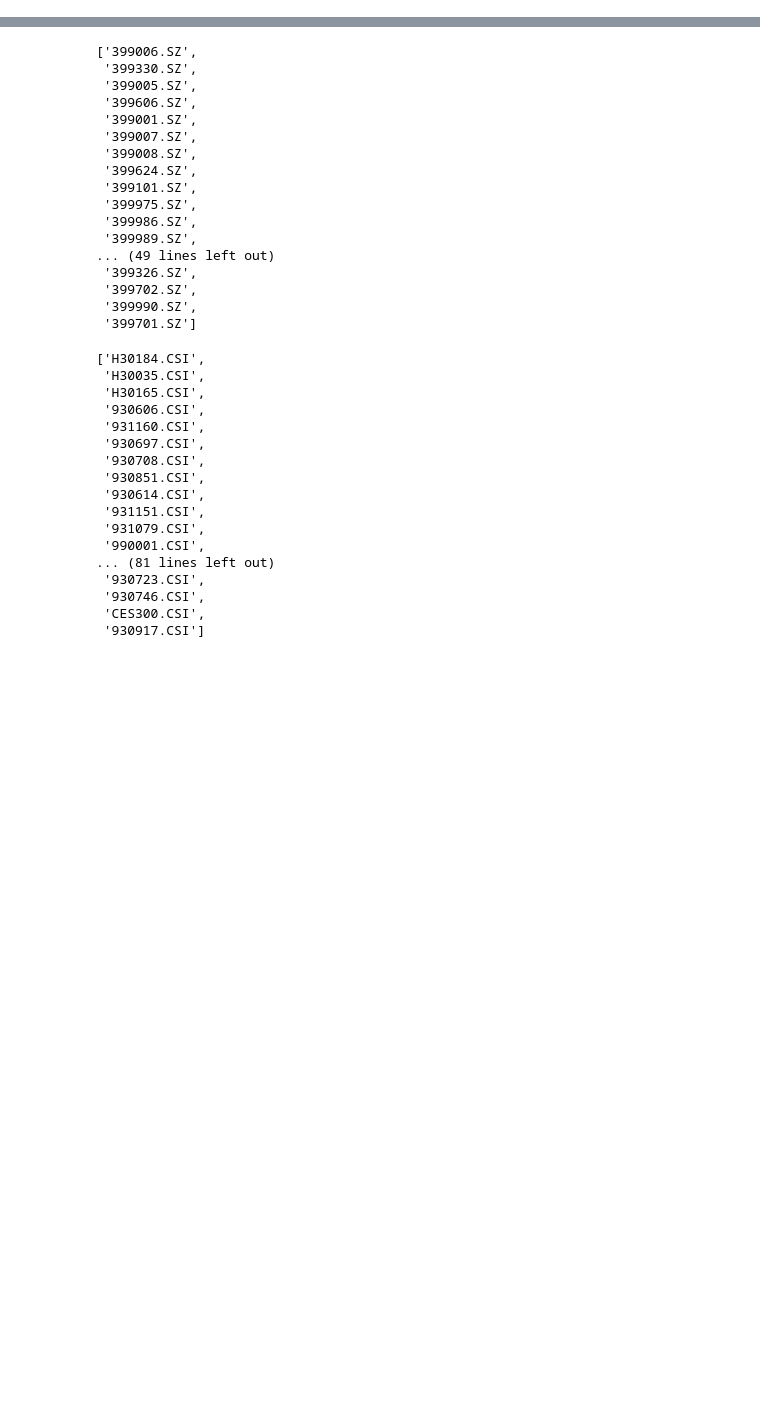
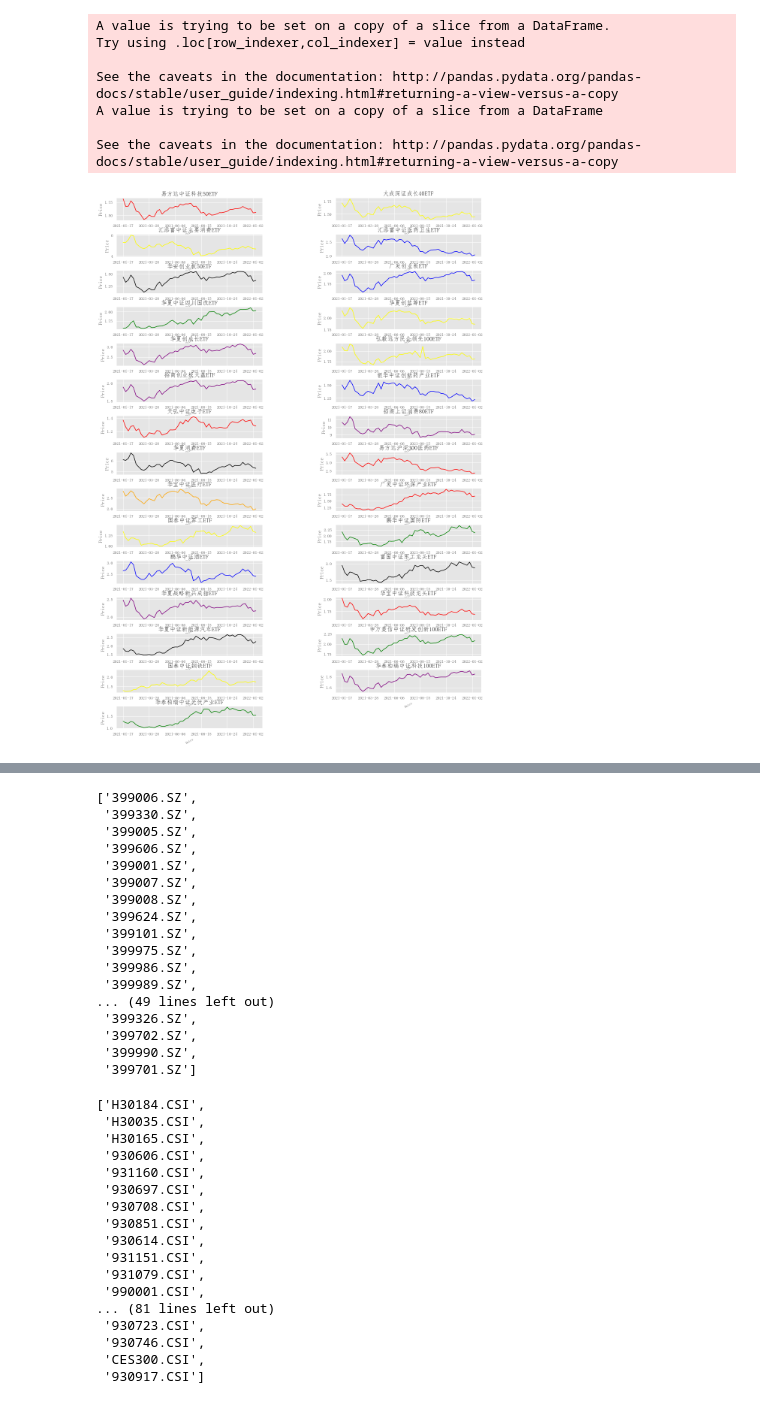
Before and after one commit to rufushuachen/code_bk, a Jupyter notebook: ETF.ipynb, the cells around one changed output, grey strips where cells are left out. Saved outputs shown, nothing was run; the diff lists cells and outputs as text; code cells hidden in the pictures; blank space fills up the shorter version.

```diff
--- a/ETF.ipynb
+++ b/ETF.ipynb
@@ -131,12 +108,0 @@ with open('D:\E-BOOK\指数信息.txt', 'w') as f:
-# %%
-import json
-path = 'D:\E-BOOK\ETF_1.csv'
-df = pd.read_csv(path)
-index_dic= dict(
-    zip(df['证券名称'].values.tolist(),df['跟踪指数代码'].values.tolist())
-)
-
-with open('D:\E-BOOK\ETF2index.txt', 'w') as f:
-    json_str = json.dumps(index_dic,indent=0,ensure_ascii=False)
-    f.write(json_str)
-    f.write('\n')
@@ -187,0 +109,39 @@ res_sh
+# %%
+import pylab as mpl     #import matplotlib as mpl
+import matplotlib.ticker as ticker
+import random
+#设置汉字格式
+# sans-serif就是无衬线字体，是一种通用字体族。
+# 常见的无衬线字体有 Trebuchet MS, Tahoma, Verdana, Arial, Helvetica,SimHei 中文的幼圆、隶书等等
+mpl.rcParams['font.sans-serif'] = ['FangSong']  # 指定默认字体
+mpl.rcParams['axes.unicode_minus'] = False  # 解决保存图像是负号'-'显示为方块的问题
+
+
+codes, names = get_ETF_codes()
+code_dict = dict(zip(codes,names))
+
+fig1 =plt.figure(figsize=(20,26))
+plt.subplots_adjust(hspace=.6,wspace=.5) # it adds space in between plots
+
+for i in range(0,len(df.columns)):
+    plt.subplot(15,2,i+1)
+    ax = plt.gca()
+    ax.plot(df[df.columns[i]], color =random.choice(['green','red','blue','yellow','black','purple','orange']))
+    ax.xaxis.set_major_locator(ticker.MultipleLocator(base=10))
+    # ax.set_ylim(0,8)
+    ax.set_xlabel('Dates',fontsize=9,rotation=30)
+    ax.set_ylabel('Price',fontsize =14)
+    ax.set_title(code_dict[df.columns[i]],fontsize =16)
+    fig1.subplots_adjust(right=0.8)  #把图例往左移动
+
+plt.show()
+fig1.savefig('D:\\Quant_Code\\data\\plot_ETF\\prices.png',dpi=fig1.dpi)
+# %% [output]
+A value is trying to be set on a copy of a slice from a DataFrame.
+Try using .loc[row_indexer,col_indexer] = value instead
+
+See the caveats in the documentation: http://pandas.pydata.org/pandas-docs/stable/user_guide/indexing.html#returning-a-view-versus-a-copy
+A value is trying to be set on a copy of a slice from a DataFrame
+
+See the caveats in the documentation: http://pandas.pydata.org/pandas-docs/stable/user_guide/indexing.html#returning-a-view-versus-a-copy
+[figure, added]
```
Also changed, not shown: parts of 10 cells of this notebook, 3 other files.
